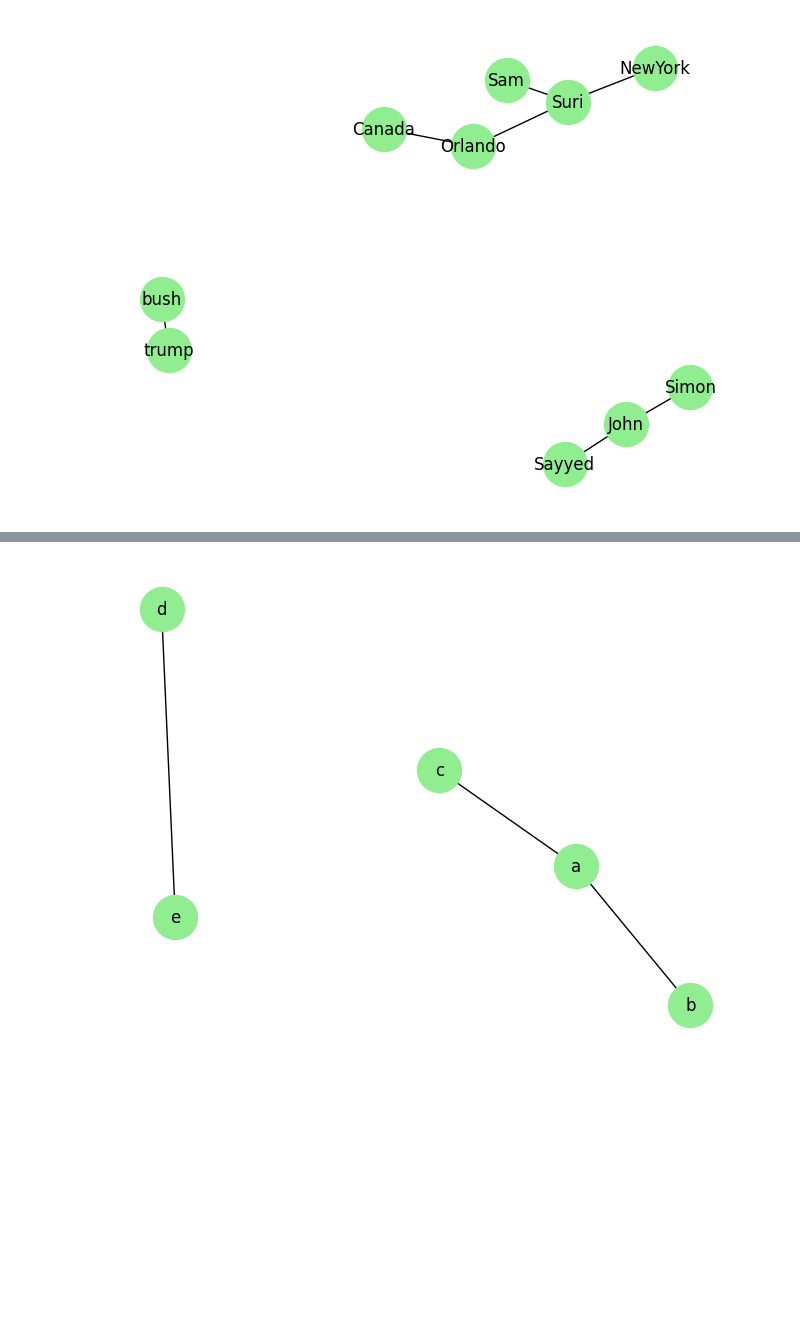
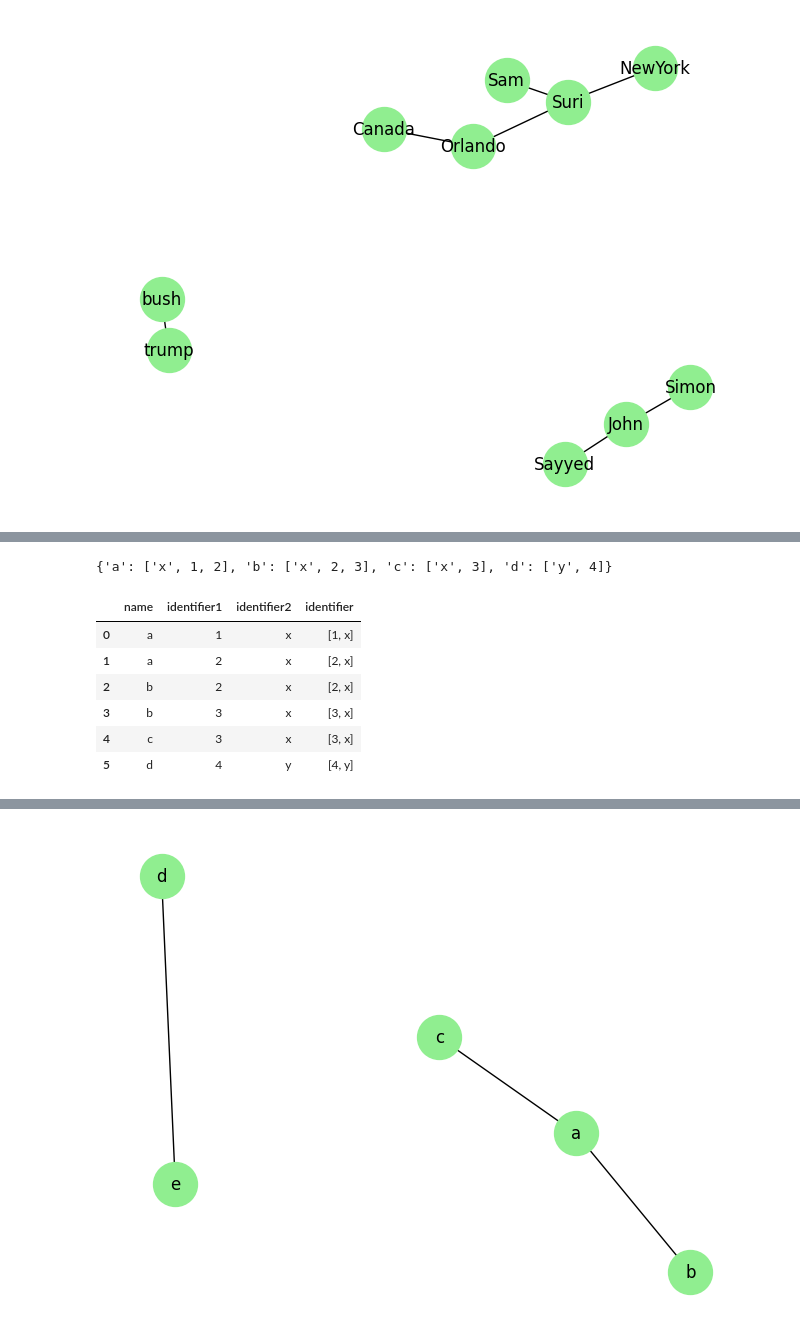
Before and after one commit to fuatio/entity_resolution_project, a Jupyter notebook: test.ipynb, the cells around one changed output, grey strips where cells are left out. Drawn from its saved outputs; the diff is of its cells as text; code cells hidden in the pictures; blank space fills up the shorter version.

```diff
--- a/test.ipynb
+++ b/test.ipynb
@@ -60,3 +61,9 @@ d = {
     "E": ["and", "other"],
     "F": ["loner"],
 }
+# %%
+df = pd.DataFrame({'name' : ['a', 'a', 'b', 'b', 'c', 'd'],
+                   'identifier1' : [1, 2, 2, 3, 3, 4],
+                   'identifier2' : ['x', 'x', 'x', 'x', 'x', 'y']})
+
+df
@@ -62,0 +78,19 @@ d = {
+# %%
+df['identifier'] = df.iloc[:, 1:].values.tolist()
+df = df.groupby('name')['identifier'].apply(list).reset_index()
+df['identifier'] = df['identifier'].apply(lambda x: list(set([i for s in x for i in s])))
+df_dict = dict(df.values)
+df_dict
+# %% [output]
+{'a': ['x', 1, 2], 'b': ['x', 2, 3], 'c': ['x', 3], 'd': ['y', 4]}
+# %%
+df['identifier'] = df.iloc[:, 1:].values.tolist()
+df
+# %% [output]
+|  | name | identifier1 | identifier2 | identifier |
+| 0 | a | 1 | x | [1, x] |
+| 1 | a | 2 | x | [2, x] |
+| 2 | b | 2 | x | [2, x] |
+| 3 | b | 3 | x | [3, x] |
+| 4 | c | 3 | x | [3, x] |
+| 5 | d | 4 | y | [4, y] |
```
Also changed, not shown: parts of 40 cells of this notebook.
